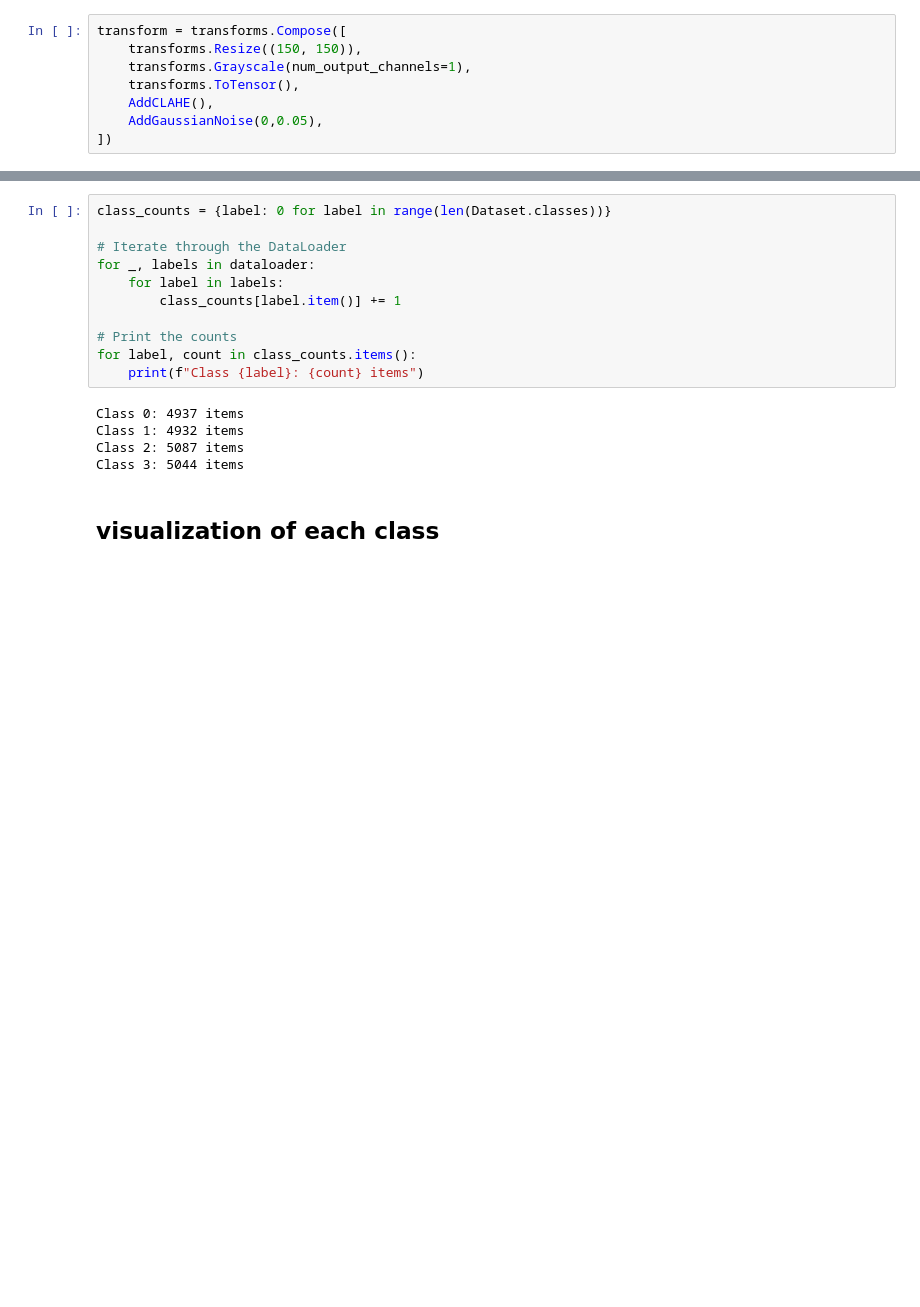
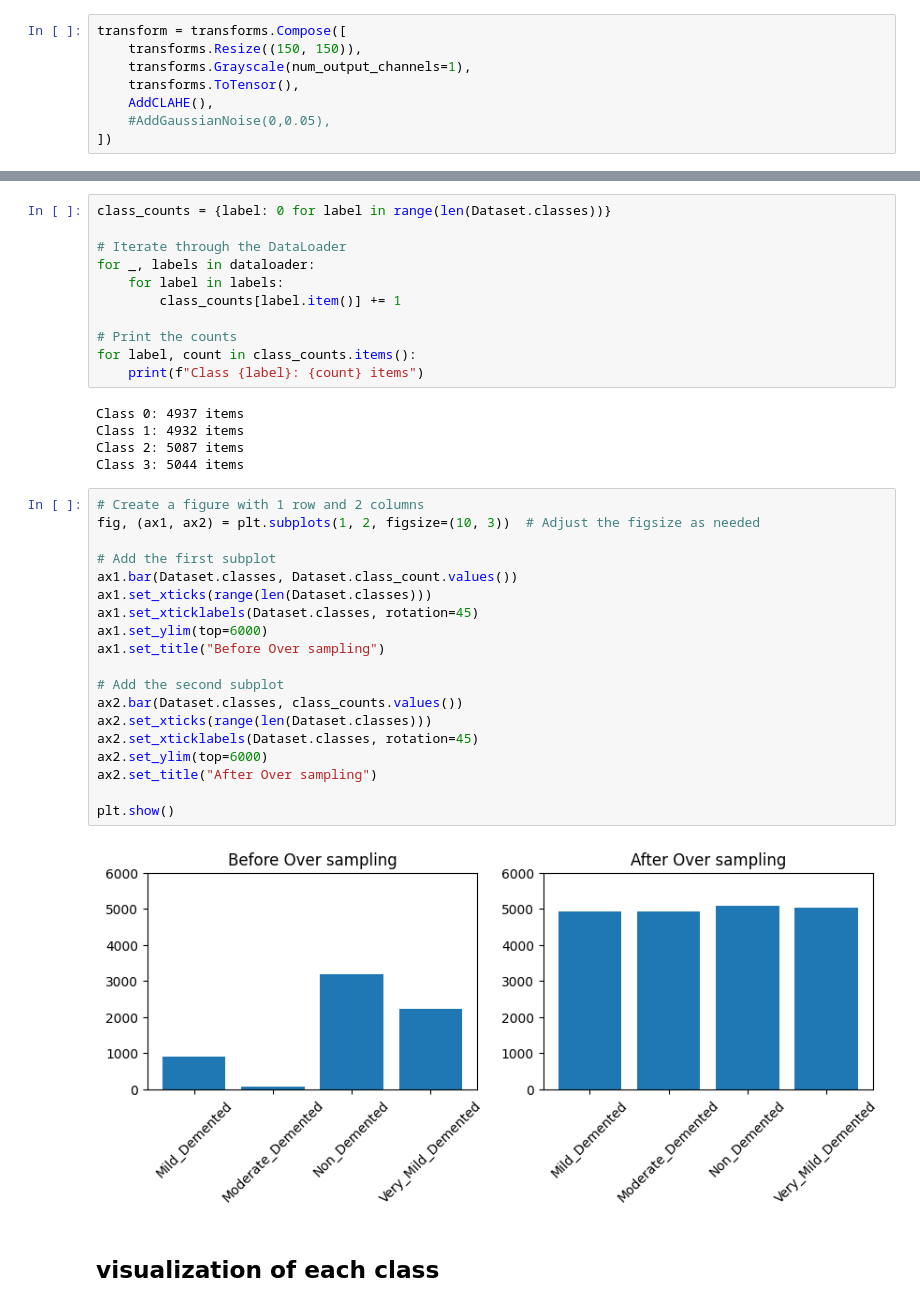
Before and after one commit to Mahmimi/Alzheimer, a Jupyter notebook: Alzheimer.ipynb, the cells around one changed output, grey strips where cells are left out. Saved outputs shown, nothing was run; the diff lists cells and outputs as text; blank space fills up the shorter version.

```diff
--- a/Alzheimer.ipynb
+++ b/Alzheimer.ipynb
@@ -162,7 +162,7 @@ transform = transforms.Compose([
     transforms.Grayscale(num_output_channels=1),
     transforms.ToTensor(),
     AddCLAHE(),
-    AddGaussianNoise(0,0.05),
+    #AddGaussianNoise(0,0.05),
 ])
 # %%
 Dataset = CustomDataset(root_dir='D:/programing/Final Project/Alzheimer/dataset/Dataset', transform=transform)
@@ -201,6 +201,27 @@ Class 0: 4937 items
 Class 1: 4932 items
 Class 2: 5087 items
 Class 3: 5044 items
+# %%
+# Create a figure with 1 row and 2 columns
+fig, (ax1, ax2) = plt.subplots(1, 2, figsize=(10, 3))  # Adjust the figsize as needed
+
+# Add the first subplot
+ax1.bar(Dataset.classes, Dataset.class_count.values())
+ax1.set_xticks(range(len(Dataset.classes)))
+ax1.set_xticklabels(Dataset.classes, rotation=45)
+ax1.set_ylim(top=6000)
+ax1.set_title("Before Over sampling")
+
+# Add the second subplot
+ax2.bar(Dataset.classes, class_counts.values())
+ax2.set_xticks(range(len(Dataset.classes)))
+ax2.set_xticklabels(Dataset.classes, rotation=45)
+ax2.set_ylim(top=6000)
+ax2.set_title("After Over sampling")
+
+plt.show()
+# %% [output]
+[figure, added]
 # %% [markdown]
 ## visualization of each class
 # %%
```
Also changed, not shown: parts of 1 cell of this notebook.
